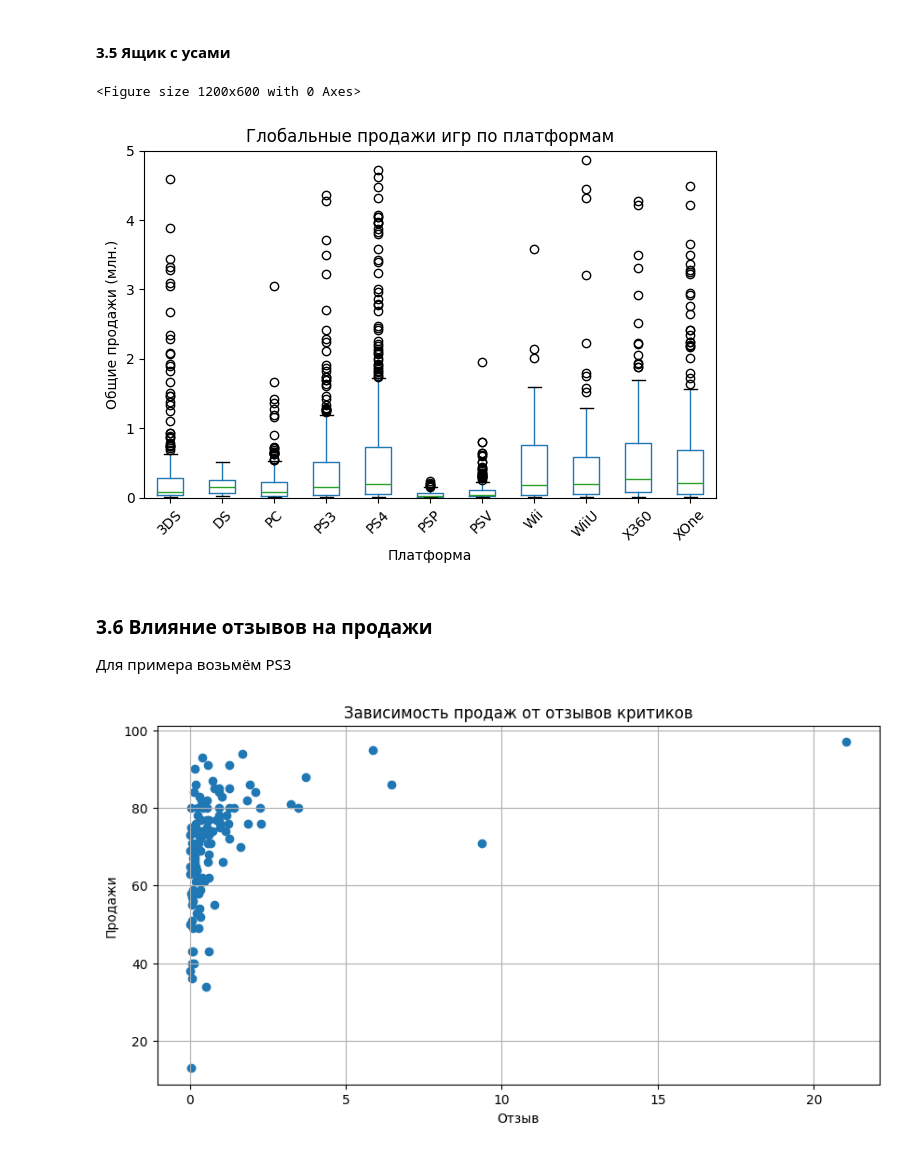
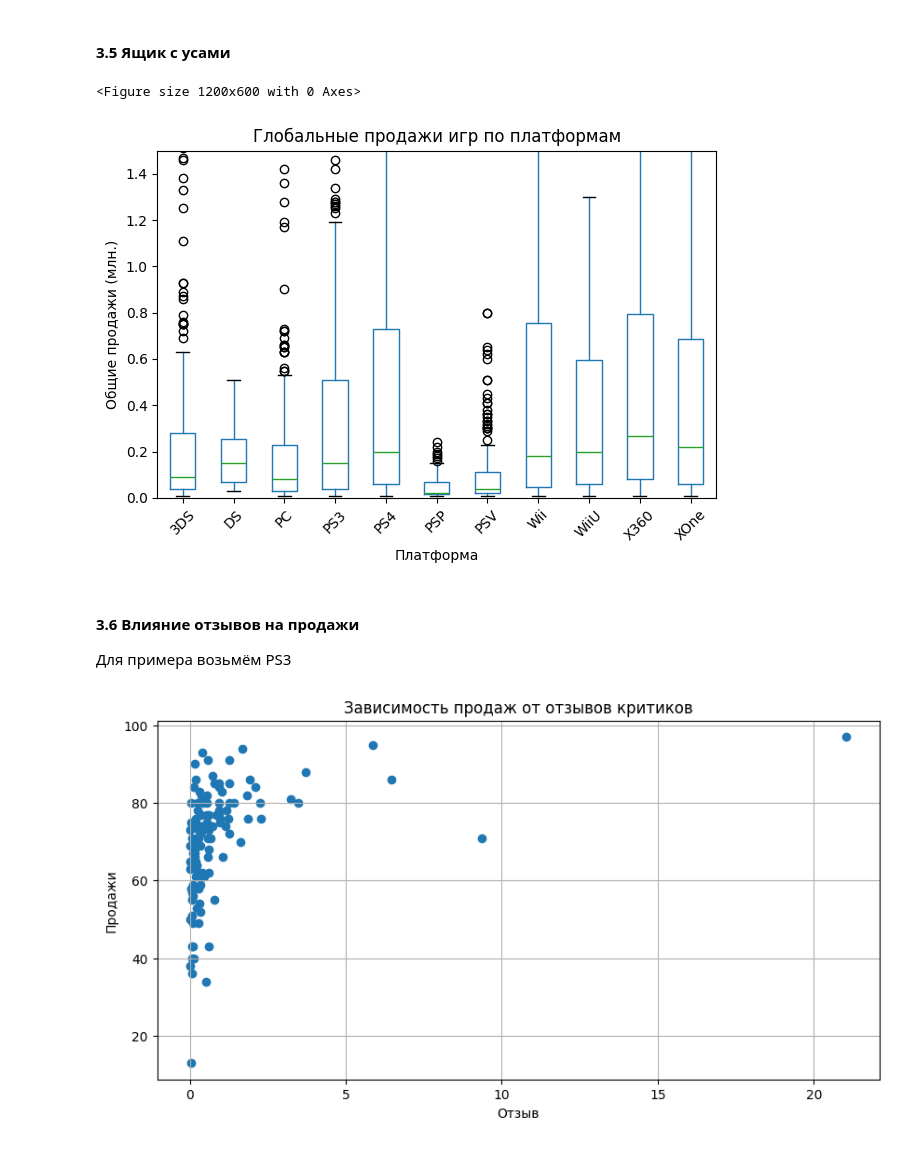
Before and after one commit to eugenii/data_sciencse, a Jupyter notebook: sprint_09_Сборный_проект_1/sbornii_1.ipynb, the cells around one changed output. Cells and saved outputs as stored; diff of their text form; code cells hidden in the pictures.

```diff
--- a/sprint_09_Сборный_проект_1/sbornii_1.ipynb
+++ b/sprint_09_Сборный_проект_1/sbornii_1.ipynb
@@ -453,21 +499,21 @@ plt.show()
 # %%
 # Ящик с усами
 # Строим график "ящик с усами"
 plt.figure(figsize=(12, 6))
 data_actual_years.boxplot(column='total_sales', by='platform', grid=False)
-plt.ylim(0, 5)
+plt.ylim(0, 1.5)
 plt.title('Глобальные продажи игр по платформам')
 plt.suptitle('')  # Убираем стандартный заголовок
 plt.xlabel('Платформа')
 plt.ylabel('Общие продажи (млн.)')
 plt.xticks(rotation=45)
 plt.tight_layout()
 plt.show()
 # %% [output]
 <Figure size 1200x600 with 0 Axes>
-[figure, old version]
+[figure, new version]
 # %% [markdown]
-### 3.6 Влияние отзывов на продажи
+#### 3.6 Влияние отзывов на продажи
 Для примера возьмём PS3
 # %%
 # ...
```
Also changed, not shown: parts of 12 cells of this notebook, 1 other file.
